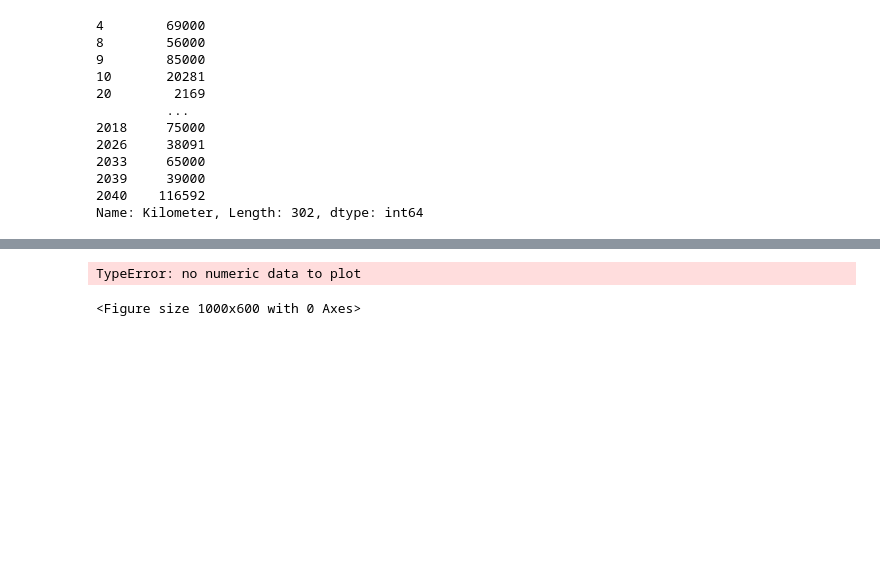
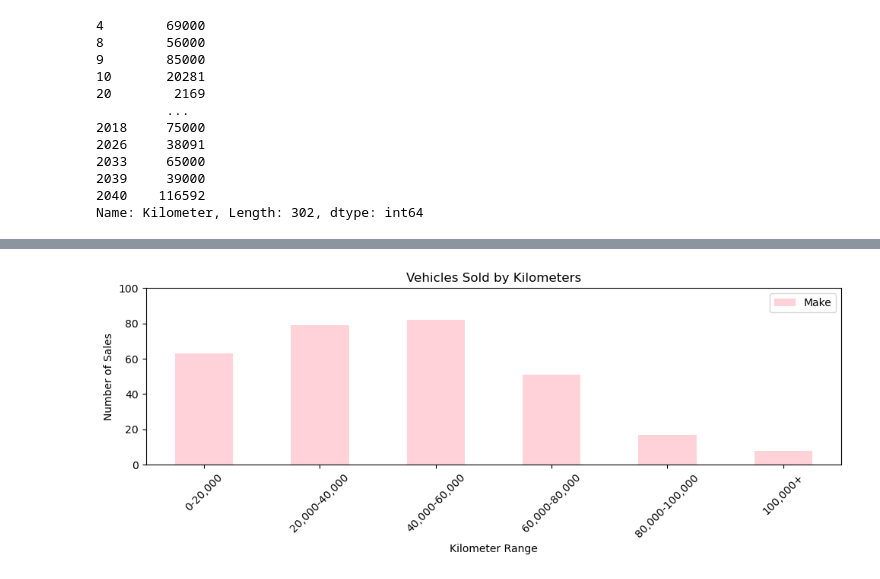
Before and after one commit to cassiegraf/project1, a Jupyter notebook: analysis/analysis.ipynb, the cells around one changed output, grey strips where cells are left out. Drawn from its saved outputs; the diff is of its cells as text; code cells hidden in the pictures; blank space fills up the shorter version.

Commit message:
code with the km chart

```diff
--- a/analysis/analysis.ipynb
+++ b/analysis/analysis.ipynb
@@ -233,0 +211,3 @@ kilo_cols
+# %%
+clean_car2 = clean_car.groupby(["Range"])["Make"].count()
+clean_car2
@@ -233,0 +223,3 @@ kilo_cols
+# %%
+km_df = pd.DataFrame(clean_car2)
+km_df
@@ -234,19 +235,11 @@ kilo_cols
 # %%
-#need to figure out how to plot the range....
-#km_chart = kilo_cols.plot(kind="bar", facecolor='orange', alpha=0.5, figsize=(10,4),
-#                        title = "Vehicles Sold by Kilometers",
-#                        xlabel="Kilometers",
-#                        ylabel="Number of Sales")
-#xticklabels = kilo_cols.index
-#km_chart.set_xticklabels(xticklabels, rotation=45)
-
-plt.figure(figsize=(10,6))
-kilo_cols.plot(kind='bar')
-plt.title('Vehicles Sold by Kilometer')
-plt.xlabel('Kilometer')
-plt.ylabel('Number of Sales')
-#plt.tight_layout()
-#plt.savefig("../analysis/MakeBar.png", dpi=150)
+km_bar = km_df.plot(kind="bar", facecolor='pink', alpha=0.7, figsize=(10,4),
+                        title = "Vehicles Sold by Kilometers",
+                        xlabel="Kilometer Range",
+                        ylabel="Number of Sales")
+plt.ylim(0, 100, 20)
+km_bar.set_xticklabels(xticklabels, rotation=45)
+plt.tight_layout()
+plt.savefig("../analysis/KilomBar.png", dpi=200)
 # %% [output]
-TypeError: no numeric data to plot
-<Figure size 1000x600 with 0 Axes>
+[figure, added]
```
Also changed, not shown: parts of 4 cells of this notebook, 1 other file.
